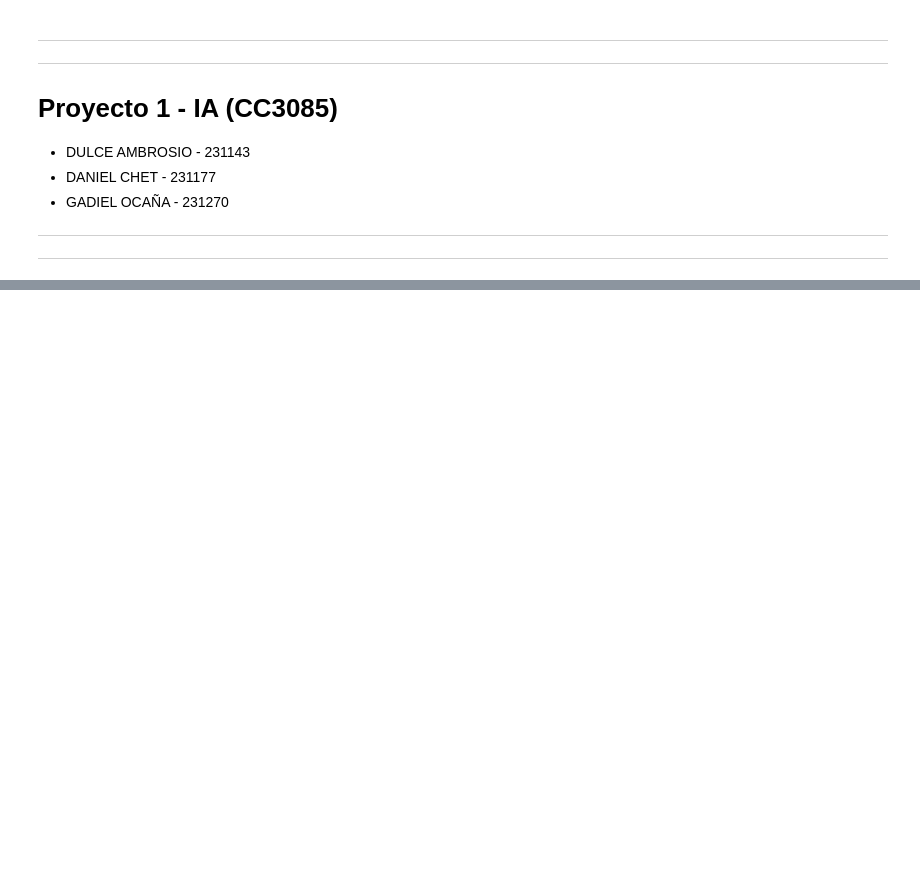
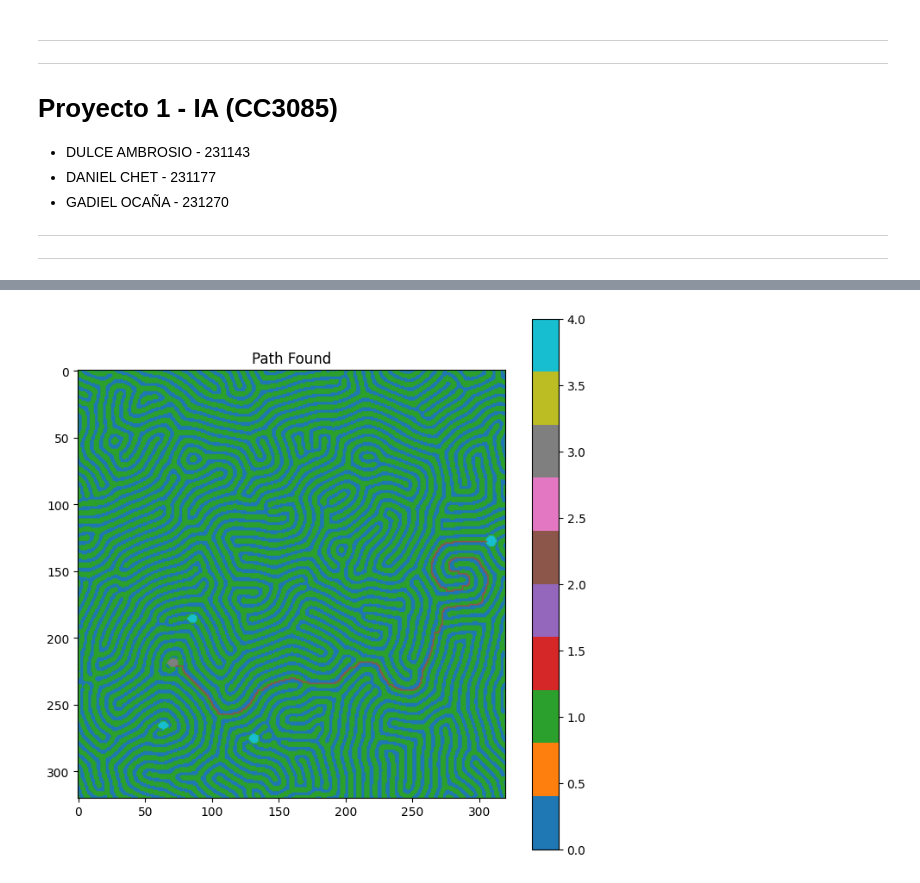
Before and after one commit to Dulce2004/CC3085-IA_Proyecto1, a Jupyter notebook: Proyecto1.ipynb, the cells around one changed output, grey strips where cells are left out. Cells and saved outputs as stored; diff of their text form; code cells hidden in the pictures; blank space fills up the shorter version.

```diff
--- a/Proyecto1.ipynb
+++ b/Proyecto1.ipynb
@@ -262,0 +715,17 @@ visualize_path(grid, dfs_path)
+# %%
+# Prueba de A* con Costos Dinámicos (Red Neuronal integrada)
+# Ahora el problema consulta la red neuronal para calcular costos según el tipo de terreno
+
+problem_cost = MazeProblem(grid, start, goals, img_array, TILE_SIZE)
+# %%
+# Ejecutar A* con costos dinámicos
+path_astar_cost, visited_cost = astar(problem_cost)
+
+print("=" * 50)
+print("RESULTADOS: A* con Costos Dinámicos (Red Neuronal)")
+print("=" * 50)
+print(f"Longitud del camino: {len(path_astar_cost)} pasos")
+print(f"Nodos visitados: {visited_cost} nodos")
+print("=" * 50)
+print("El robot ahora considera el costo del terreno,")
+print("no solo la distancia mínima.")
@@ -262,0 +741,5 @@ visualize_path(grid, dfs_path)
+# %%
+# Visualización del camino con costos dinámicos
+visualize_path(grid, path_astar_cost)
+# %% [output]
+[figure, added]
```
Also changed, not shown: parts of 42 cells of this notebook, 1 other file.
